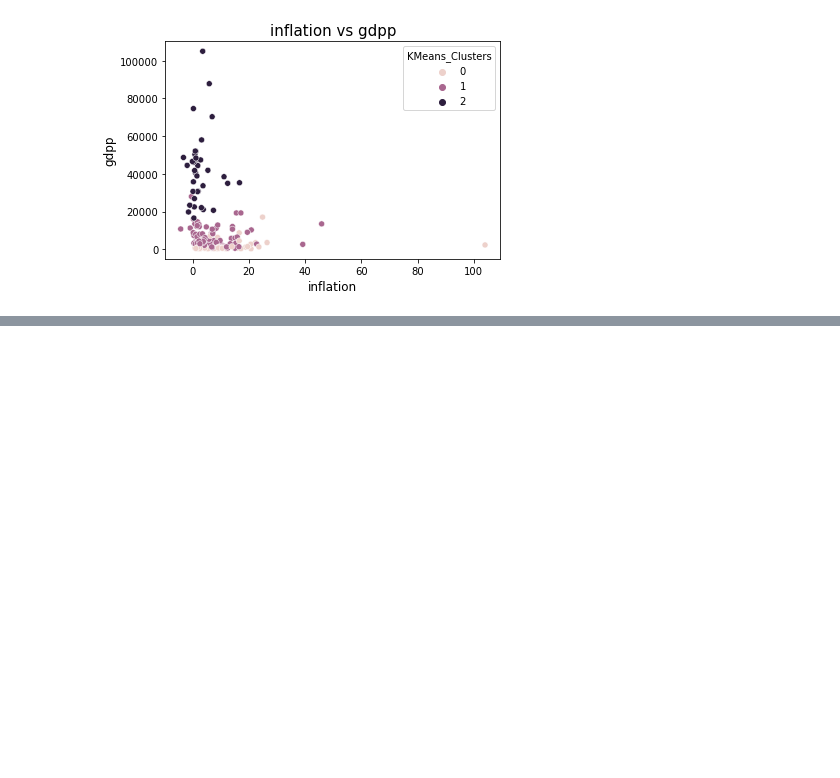
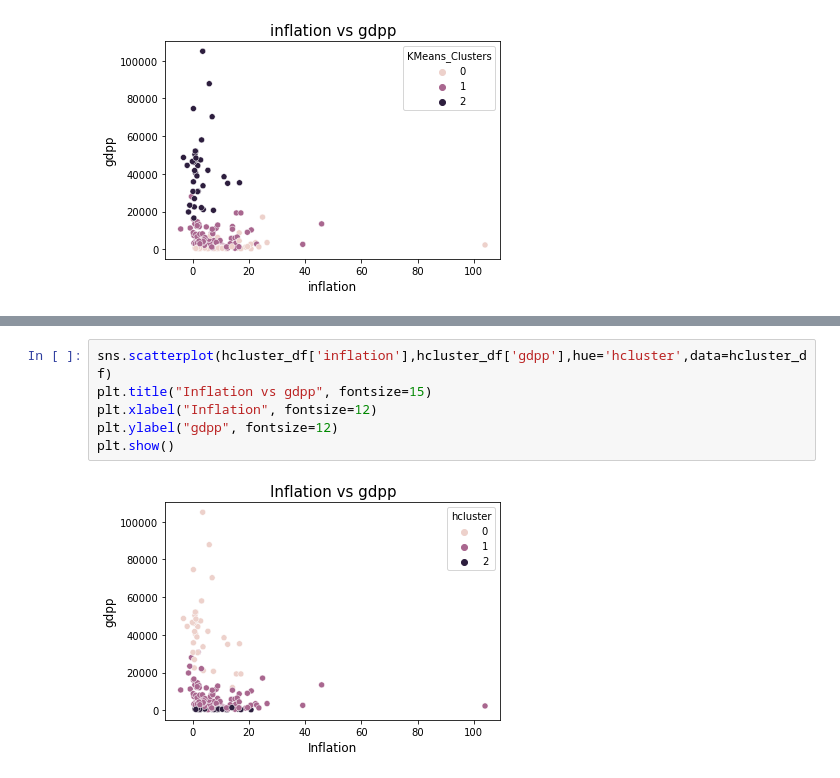
Before and after one commit to Rigel-Tal/K-Means-Clustering, a Jupyter notebook: K-Means.ipynb, the cells around one changed output, grey strips where cells are left out. Saved outputs shown, nothing was run; the diff lists cells and outputs as text; blank space fills up the shorter version.

```diff
--- a/K-Means.ipynb
+++ b/K-Means.ipynb
@@ -243,0 +356,8 @@ plt.show()
+# %%
+sns.scatterplot(hcluster_df['inflation'],hcluster_df['gdpp'],hue='hcluster',data=hcluster_df)
+plt.title("Inflation vs gdpp", fontsize=15)
+plt.xlabel("Inflation", fontsize=12)
+plt.ylabel("gdpp", fontsize=12)
+plt.show()
+# %% [output]
+[figure, added]
```
Also changed, not shown: parts of 12 cells of this notebook.
